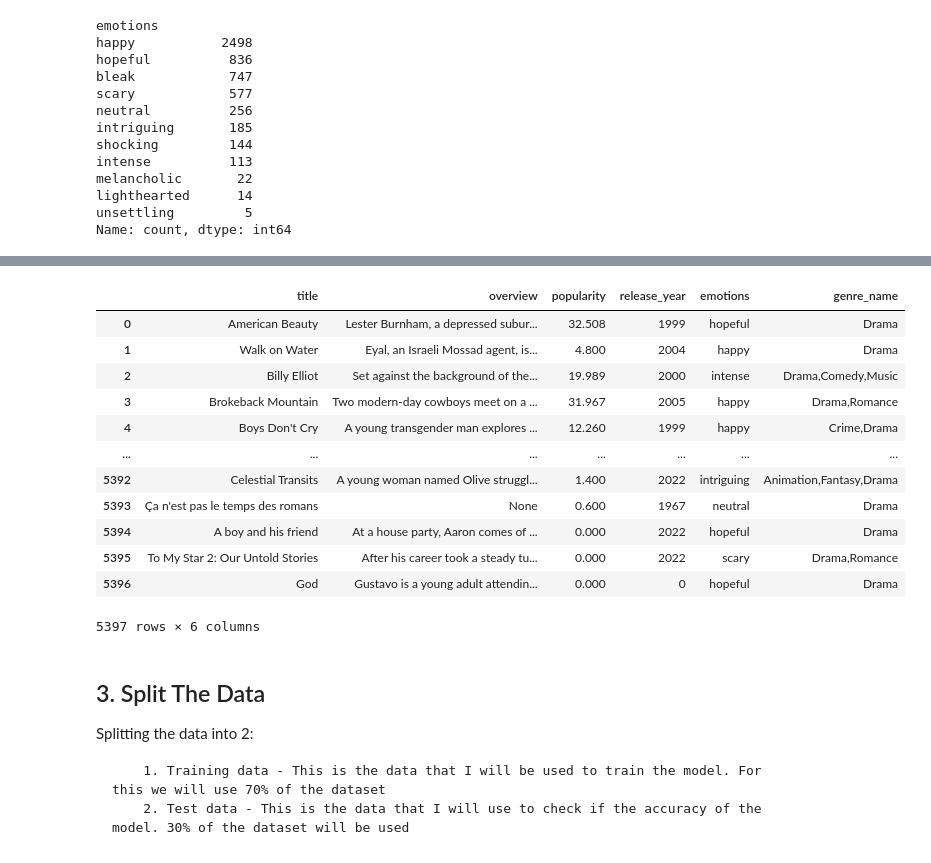
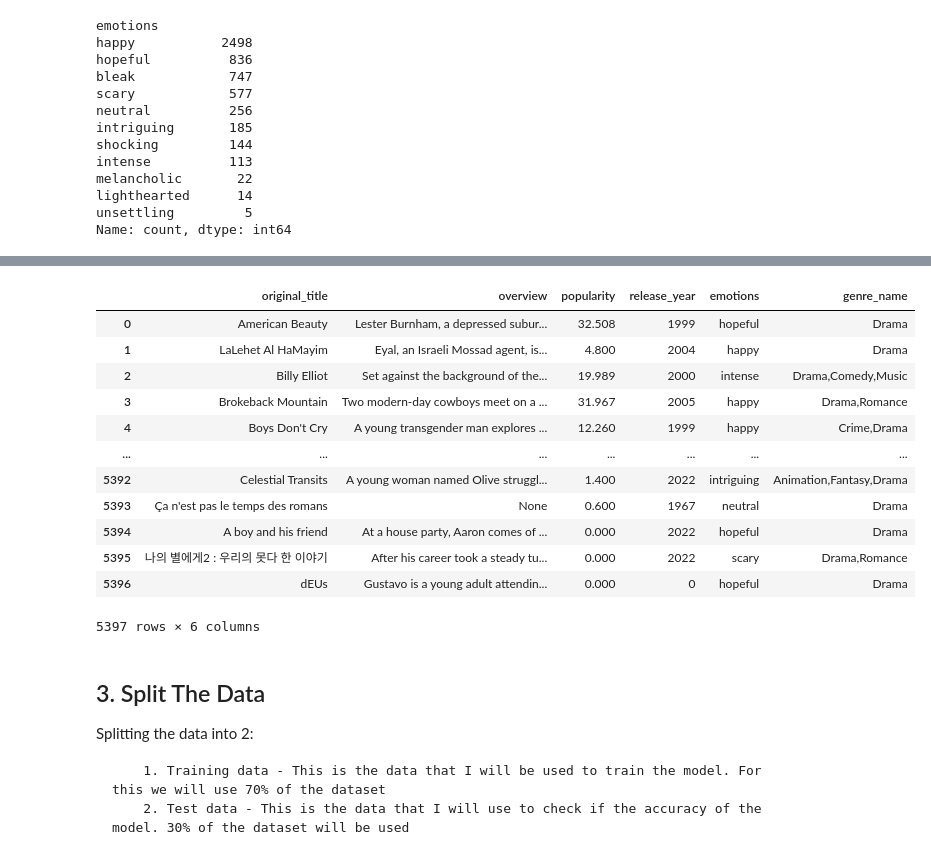
Before and after one commit to mshilacodes/mood-based-movie-recommender, a Jupyter notebook: index.ipynb, the cells around one changed output, grey strips where cells are left out. Saved outputs shown, nothing was run; the diff lists cells and outputs as text; code cells hidden in the pictures.

```diff
--- a/index.ipynb
+++ b/index.ipynb
@@ -351,17 +335,17 @@ content
 # %%
 #Feature engineering
 from sklearn.preprocessing import OneHotEncoder
 
 #Create a copy of the content DataFrame to avoid modifying the original and drop unnecessary columns
 content_encoded = content.copy()
 
-content_encoded = content_encoded.drop(columns=['id', 'original_language', 'original_title', 'vote_average', 'genre_ids'])
+content_encoded = content_encoded.drop(columns=['id', 'original_language', 'title', 'vote_average', 'genre_ids'])
 
 content_encoded
 # %% [output]
-|  | title | overview | popularity | release_year | emotions | genre_name |
+|  | original_title | overview | popularity | release_year | emotions | genre_name |
 | 0 | American Beauty | Lester Burnham, a depressed subur... | 32.508 | 1999 | hopeful | Drama |
-| 1 | Walk on Water | Eyal, an Israeli Mossad agent, is... | 4.800 | 2004 | happy | Drama |
+| 1 | LaLehet Al HaMayim | Eyal, an Israeli Mossad agent, is... | 4.800 | 2004 | happy | Drama |
 | 2 | Billy Elliot | Set against the background of the... | 19.989 | 2000 | intense | Drama,Comedy,Music |
 | 3 | Brokeback Mountain | Two modern-day cowboys meet on a ... | 31.967 | 2005 | happy | Drama,Romance |
 | 4 | Boys Don't Cry | A young transgender man explores ... | 12.260 | 1999 | happy | Crime,Drama |
@@ -369,6 +353,6 @@ content_encoded
 | 5392 | Celestial Transits | A young woman named Olive struggl... | 1.400 | 2022 | intriguing | Animation,Fantasy,Drama |
 | 5393 | Ça n'est pas le temps des romans | None | 0.600 | 1967 | neutral | Drama |
 | 5394 | A boy and his friend | At a house party, Aaron comes of ... | 0.000 | 2022 | hopeful | Drama |
-| 5395 | To My Star 2: Our Untold Stories | After his career took a steady tu... | 0.000 | 2022 | scary | Drama,Romance |
-| 5396 | God | Gustavo is a young adult attendin... | 0.000 | 0 | hopeful | Drama |
+| 5395 | 나의 별에게2 : 우리의 못다 한 이야기 | After his career took a steady tu... | 0.000 | 2022 | scary | Drama,Romance |
+| 5396 | dEUs | Gustavo is a young adult attendin... | 0.000 | 0 | hopeful | Drama |
 5397 rows × 6 columns
```
Also changed, not shown: parts of 10 cells of this notebook.
